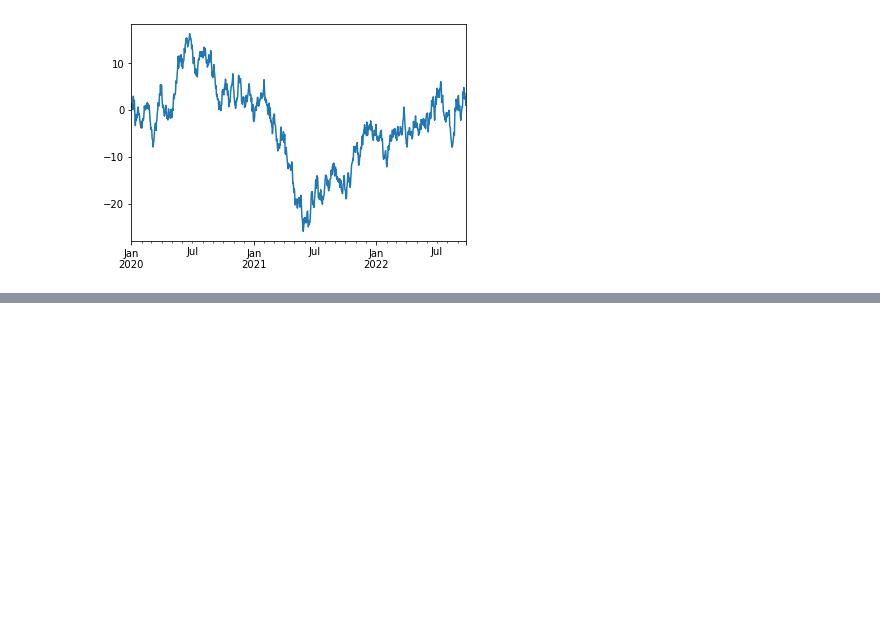
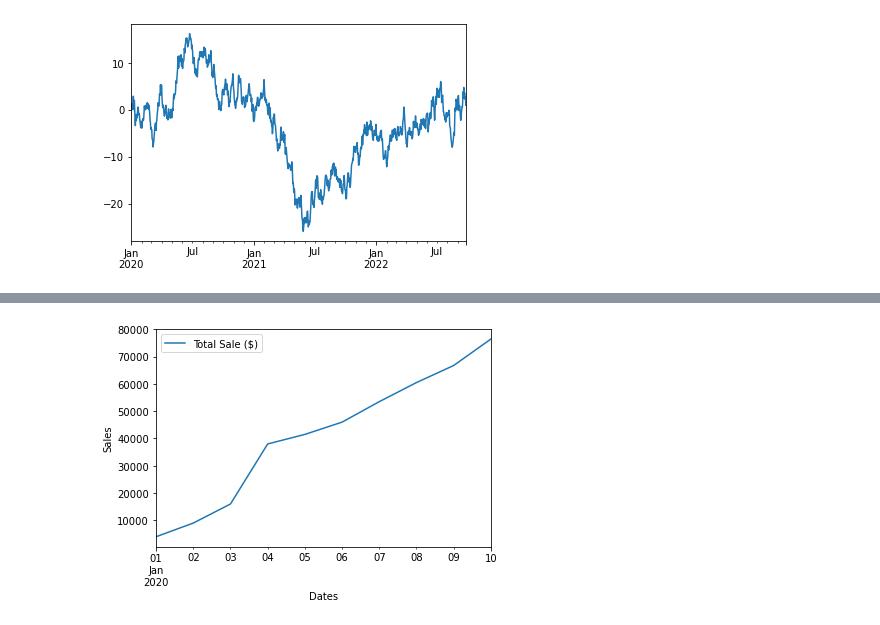
Before and after one commit to tothetop430/MLZTM-Exercises, a Jupyter notebook: matplotlib/introduction-to-matplotlib.ipynb, the cells around one changed output, grey strips where cells are left out. Cells and saved outputs as stored; diff of their text form; code cells hidden in the pictures; blank space fills up the shorter version.

```diff
--- a/matplotlib/introduction-to-matplotlib.ipynb
+++ b/matplotlib/introduction-to-matplotlib.ipynb
@@ -192,0 +284,4 @@ S1.plot()
+# %%
+car_sales.plot(x='Sale Date', y='Total Sale ($)', xlabel='Dates', ylabel='Sales');
+# %% [output]
+[figure, added]
```
Also changed, not shown: parts of 11 cells of this notebook.
